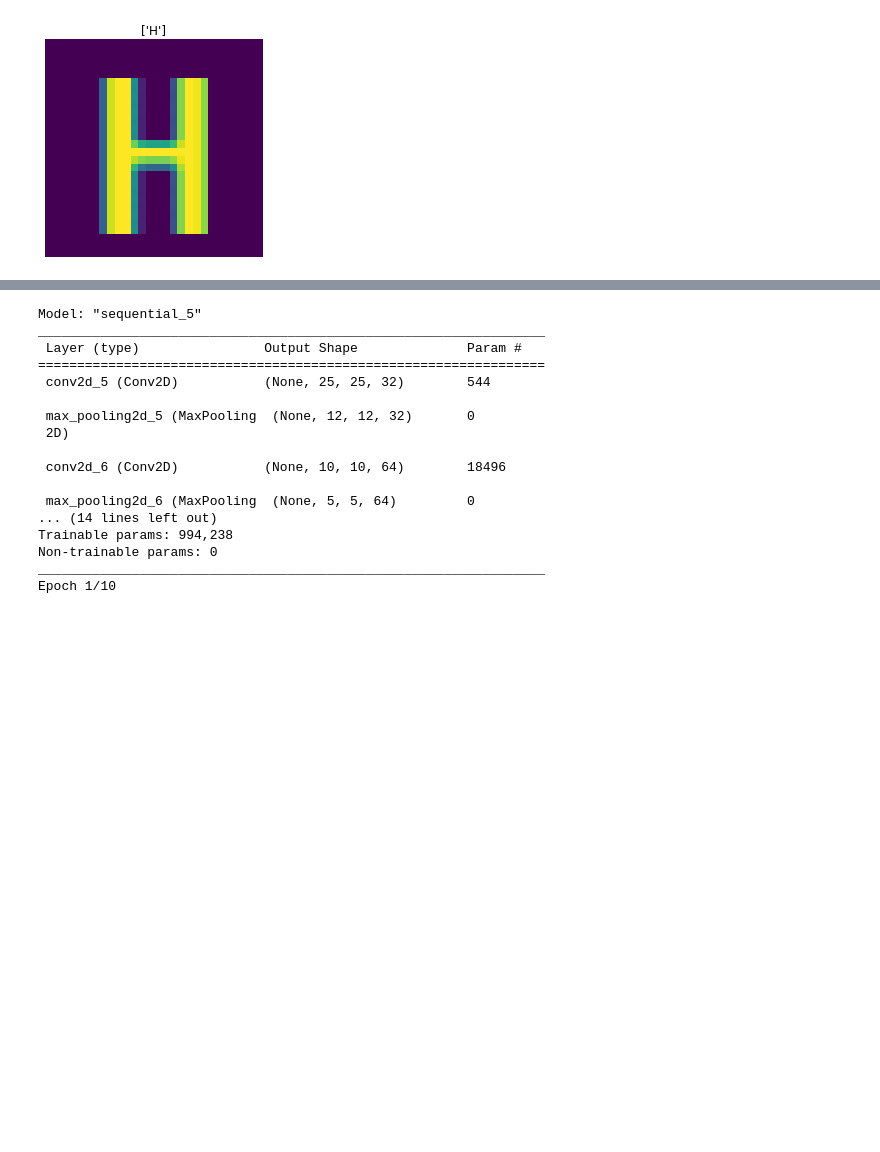
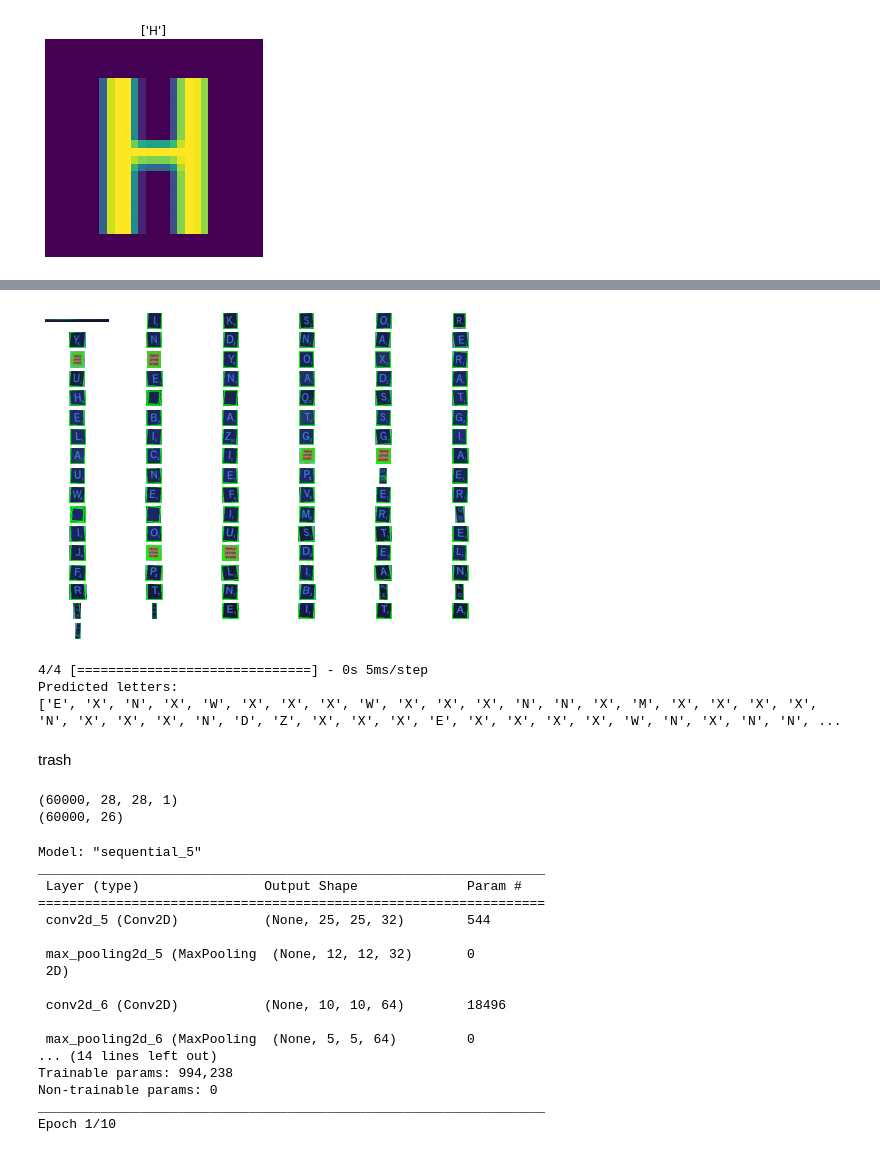
Before and after one commit to fyng/ScrabbleDetector, a Jupyter notebook: christine_cf.ipynb, the cells around one changed output, grey strips where cells are left out. Drawn from its saved outputs; the diff is of its cells as text; code cells hidden in the pictures; blank space fills up the shorter version.

```diff
--- a/christine_cf.ipynb
+++ b/christine_cf.ipynb
@@ -31,7 +25,7 @@ X.shape
 # %%
 X_train, X_test, y_train, y_test = train_test_split(X, y, test_size = 0.2, random_state = SEED)
 #X_train, X_test, y_train, y_test = torch.from_numpy(X_train), torch.from_numpy(X_test), torch.from_numpy(y_train).type(torch.LongTensor), torch.from_numpy(y_test).type(torch.LongTensor)
-X_train, X_val, y_train, y_val = train_test_split(X_train, y_train, test_size=0.2, random_state=42)
+#X_train, X_val, y_train, y_val = train_test_split(X_train, y_train, test_size=0.2, random_state=42)
 # %%
 plt.imshow(X[4000])
 plt.axis("off")
@@ -41,0 +189,39 @@ plt.show()
+# %%
+import math
+def crop_contour(contours, img):
+    img_arr = []
+    rows = math.ceil(len(g)/6)
+    num = 0
+    for c in contours:
+        x,y,w,h = cv2.boundingRect(c)
+        ROI = img[y:y+h, x:x+w]
+        img_arr.append(ROI)
+        plt.subplot(rows,6,num+1)
+        plt.axis('off')
+        plt.imshow(ROI)
+        num += 1
+    return img_arr
+# %%
+rgb_images = crop_contour(g, test_img)
+# %% [output]
+[figure, added]
+# %%
+imgs = [cv2.cvtColor(img, cv2.COLOR_BGR2GRAY) for img in rgb_images]
+imgs = [cv2.resize(img, (28, 28)) for img in imgs]
+imgs = np.array([np.expand_dims(img, axis=-1)/255.0 for img in imgs])
+
+# Get the predicted class probabilities for all the images
+probs = model.predict(imgs)
+
+# Get the indices of the classes with the highest probability for all the images
+pred_indices = np.argmax(probs, axis=1)
+
+# Map the indices to the corresponding letter labels
+labels = [chr(ord('A')+i) for i in pred_indices]
+
+print("Predicted letters: ")
+print(labels)
+# %% [output]
+4/4 [==============================] - 0s 5ms/step
+Predicted letters:
+['E', 'X', 'N', 'X', 'W', 'X', 'X', 'X', 'W', 'X', 'X', 'X', 'N', 'N', 'X', 'M', 'X', 'X', 'X', 'X', 'N', 'X', 'X', 'X', 'N', 'D', 'Z', 'X', 'X', 'X', 'E', 'X', 'X', 'X', 'X', 'W', 'N', 'X', 'N', 'N', ...
@@ -42,3 +244,24 @@ plt.show()
+# %% [markdown]
+trash
+# %%
+from keras.datasets import mnist
+(x_train_m, y_train_m_start), (x_test_m, y_test_m_start) = mnist.load_data()
+x_train_m[0].shape
+X_train_m = x_train_m.astype('float32') / 255.0
+X_test_m = x_test_m.astype('float32') / 255.0
+
+# Reshape the images to (28, 28, 1)
+X_train_m = np.reshape(X_train_m, (len(X_train_m), 28, 28, 1))
+X_test_m = np.reshape(X_test_m, (len(X_test_m), 28, 28, 1))
+print(X_train_m.shape)
+
+# Convert the labels to one-hot encoded vectors
+y_train_m = to_categorical(y_train_m_start, 26)
+y_test_m = to_categorical(y_test_m_start, 26)
+print(y_train_m.shape)
+# %% [output]
+(60000, 28, 28, 1)
+(60000, 26)
 # %%
 
 from keras.layers import Dense, Dropout, Flatten
```
Also changed, not shown: parts of 17 cells of this notebook, 2 other files.
